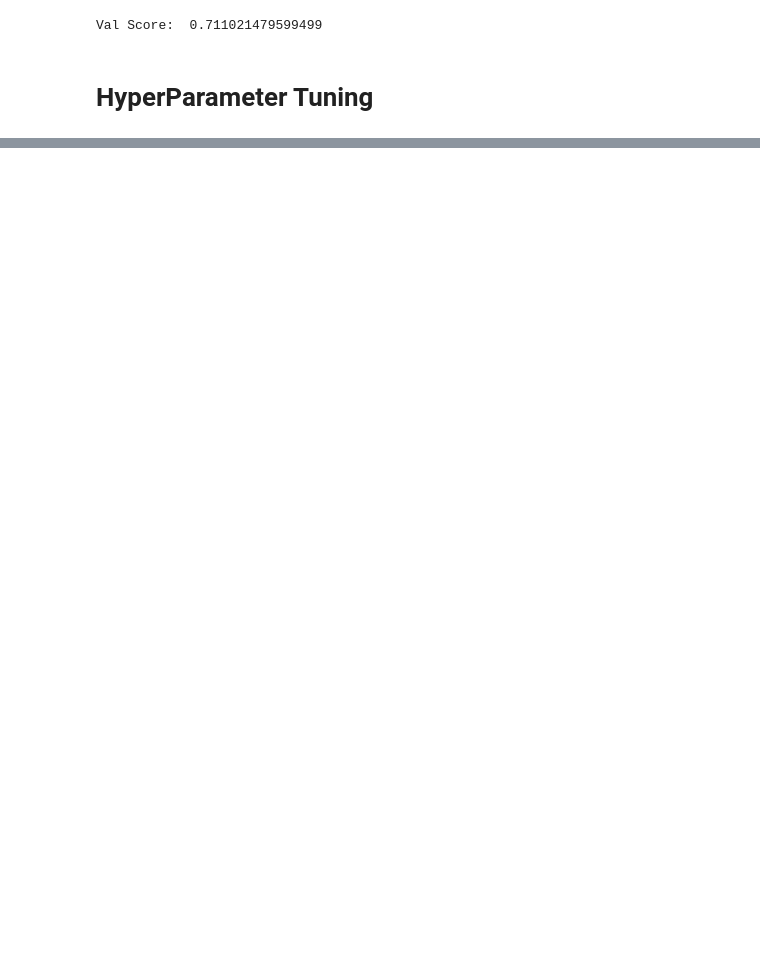
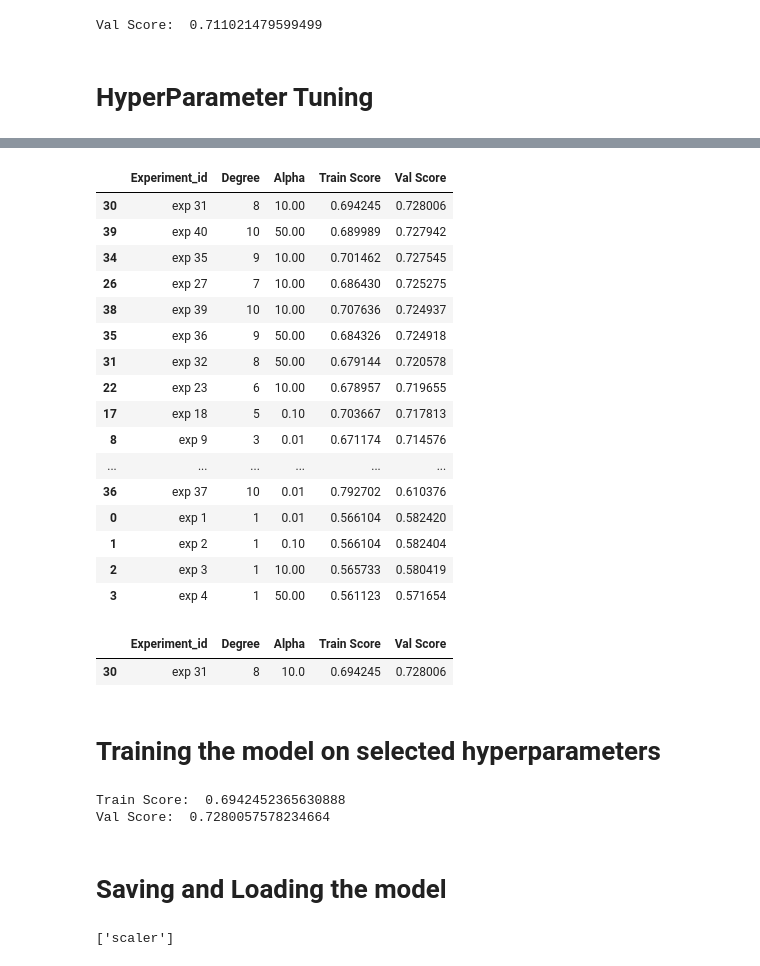
Before and after one commit to JIPiration/web-deploy-tutorials, a Jupyter notebook: house-price-prediction/Regression_Project.ipynb, the cells around one changed output, grey strips where cells are left out. Cells and saved outputs as stored; diff of their text form; code cells hidden in the pictures; blank space fills up the shorter version.

```diff
--- a/house-price-prediction/Regression_Project.ipynb
+++ b/house-price-prediction/Regression_Project.ipynb
@@ -214,0 +245,34 @@ result
+# %%
+result_df.sort_values(by='Val Score', ascending=False)
+# %% [output]
+|  | Experiment_id | Degree | Alpha | Train Score | Val Score |
+| 30 | exp 31 | 8 | 10.00 | 0.694245 | 0.728006 |
+| 39 | exp 40 | 10 | 50.00 | 0.689989 | 0.727942 |
+| 34 | exp 35 | 9 | 10.00 | 0.701462 | 0.727545 |
+| 26 | exp 27 | 7 | 10.00 | 0.686430 | 0.725275 |
+| 38 | exp 39 | 10 | 10.00 | 0.707636 | 0.724937 |
+| 35 | exp 36 | 9 | 50.00 | 0.684326 | 0.724918 |
+| 31 | exp 32 | 8 | 50.00 | 0.679144 | 0.720578 |
+| 22 | exp 23 | 6 | 10.00 | 0.678957 | 0.719655 |
+| 17 | exp 18 | 5 | 0.10 | 0.703667 | 0.717813 |
+| 8 | exp 9 | 3 | 0.01 | 0.671174 | 0.714576 |
+| ... | ... | ... | ... | ... | ... |
+| 36 | exp 37 | 10 | 0.01 | 0.792702 | 0.610376 |
+| 0 | exp 1 | 1 | 0.01 | 0.566104 | 0.582420 |
+| 1 | exp 2 | 1 | 0.10 | 0.566104 | 0.582404 |
+| 2 | exp 3 | 1 | 10.00 | 0.565733 | 0.580419 |
+| 3 | exp 4 | 1 | 50.00 | 0.561123 | 0.571654 |
+# %%
+result_df.loc[result_df['Experiment_id'] == 'exp 31']
+# %% [output]
+|  | Experiment_id | Degree | Alpha | Train Score | Val Score |
+| 30 | exp 31 | 8 | 10.0 | 0.694245 | 0.728006 |
+# %% [markdown]
+# Training the model on selected hyperparameters
+# %%
+best_model, poly, sc = fit(X_train_scaled, y_train, X_val_scaled, y_val, degree=8, alpha=10)
+# %% [output]
+Train Score:  0.6942452365630888
+Val Score:  0.7280057578234664
+# %% [markdown]
+# Saving and Loading the model
@@ -214,0 +281,6 @@ result
+# %%
+joblib.dump(best_model, 'best_model')
+joblib.dump(poly, 'polynomial feature')
+joblib.dump(sc, 'scaler')
+# %% [output]
+['scaler']
```
Also changed, not shown: parts of 22 cells of this notebook.
